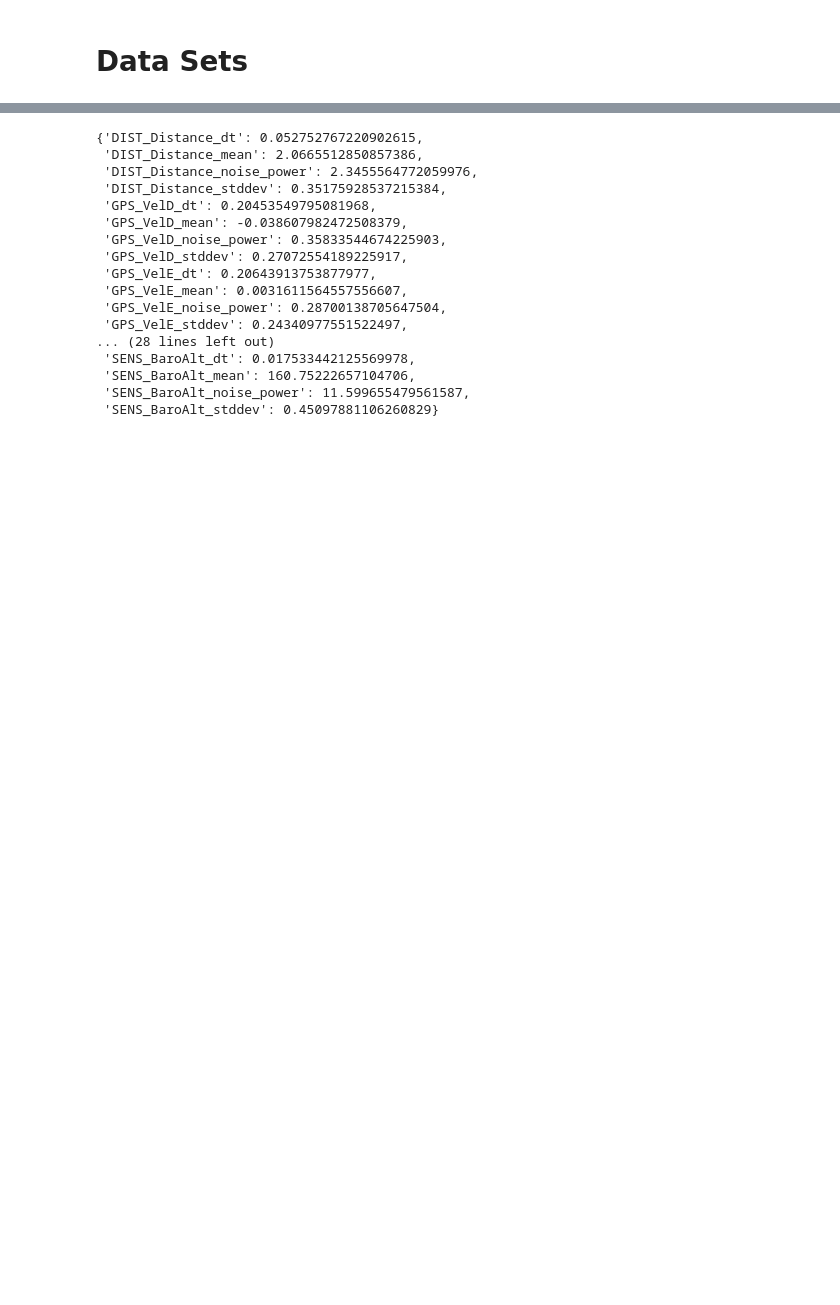
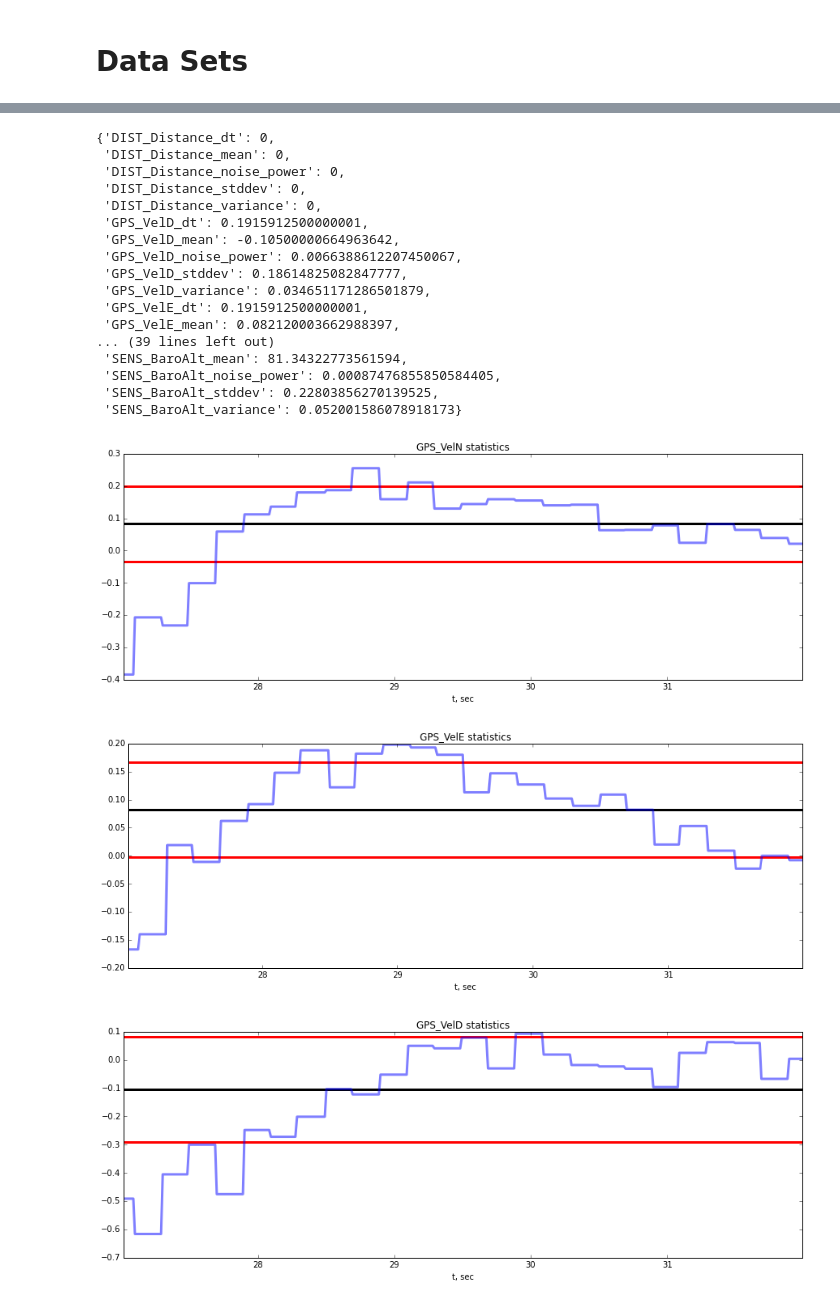
Before and after one commit to dronecrew/px4tools, a Jupyter notebook: notebooks/Sensor Statistics.ipynb, the cells around one changed output, grey strips where cells are left out. Saved outputs shown, nothing was run; the diff lists cells and outputs as text; code cells hidden in the pictures; blank space fills up the shorter version.

```diff
--- a/notebooks/Sensor Statistics.ipynb
+++ b/notebooks/Sensor Statistics.ipynb
@@ -37,23 +61,28 @@ px4tools.statistics(data_bench[100:150], [
 # %%
-px4tools.statistics(data_flight[200:400], [
+data_flight = data[27:32]
+stats_flight = px4tools.statistics(data_flight, [
         'GPS_VelN', 'GPS_VelE', 'GPS_VelD',
         'GPS_X', 'GPS_Y', 'GPS_Z', 'DIST_Distance',
-                        'IMU1_AccX', 'IMU1_AccY', 'IMU1_AccZ', 'SENS_BaroAlt'])
+                        'IMU1_AccX', 'IMU1_AccY', 'IMU1_AccZ', 'SENS_BaroAlt'], plot=True)
+stats_flight
 # %% [output]
-{'DIST_Distance_dt': 0.052752767220902615,
- 'DIST_Distance_mean': 2.0665512850857386,
- 'DIST_Distance_noise_power': 2.3455564772059976,
- 'DIST_Distance_stddev': 0.35175928537215384,
- 'GPS_VelD_dt': 0.20453549795081968,
- 'GPS_VelD_mean': -0.038607982472508379,
- 'GPS_VelD_noise_power': 0.35833544674225903,
- 'GPS_VelD_stddev': 0.27072554189225917,
- 'GPS_VelE_dt': 0.20643913753877977,
- 'GPS_VelE_mean': 0.0031611564557556607,
- 'GPS_VelE_noise_power': 0.28700138705647504,
- 'GPS_VelE_stddev': 0.24340977551522497,
-... (28 lines left out)
- 'SENS_BaroAlt_dt': 0.017533442125569978,
- 'SENS_BaroAlt_mean': 160.75222657104706,
- 'SENS_BaroAlt_noise_power': 11.599655479561587,
- 'SENS_BaroAlt_stddev': 0.45097881106260829}
+{'DIST_Distance_dt': 0,
+ 'DIST_Distance_mean': 0,
+ 'DIST_Distance_noise_power': 0,
+ 'DIST_Distance_stddev': 0,
+ 'DIST_Distance_variance': 0,
+ 'GPS_VelD_dt': 0.1915912500000001,
+ 'GPS_VelD_mean': -0.10500000664963642,
+ 'GPS_VelD_noise_power': 0.0066388612207450067,
+ 'GPS_VelD_stddev': 0.18614825082847777,
+ 'GPS_VelD_variance': 0.034651171286501879,
+ 'GPS_VelE_dt': 0.1915912500000001,
+ 'GPS_VelE_mean': 0.082120003662988397,
+... (39 lines left out)
+ 'SENS_BaroAlt_mean': 81.34322773561594,
+ 'SENS_BaroAlt_noise_power': 0.00087476855850584405,
+ 'SENS_BaroAlt_stddev': 0.22803856270139525,
+ 'SENS_BaroAlt_variance': 0.052001586078918173}
+[figure, added]
+[figure, added]
+[figure, added]
```
Also changed, not shown: parts of 19 cells of this notebook, 11 other files.
